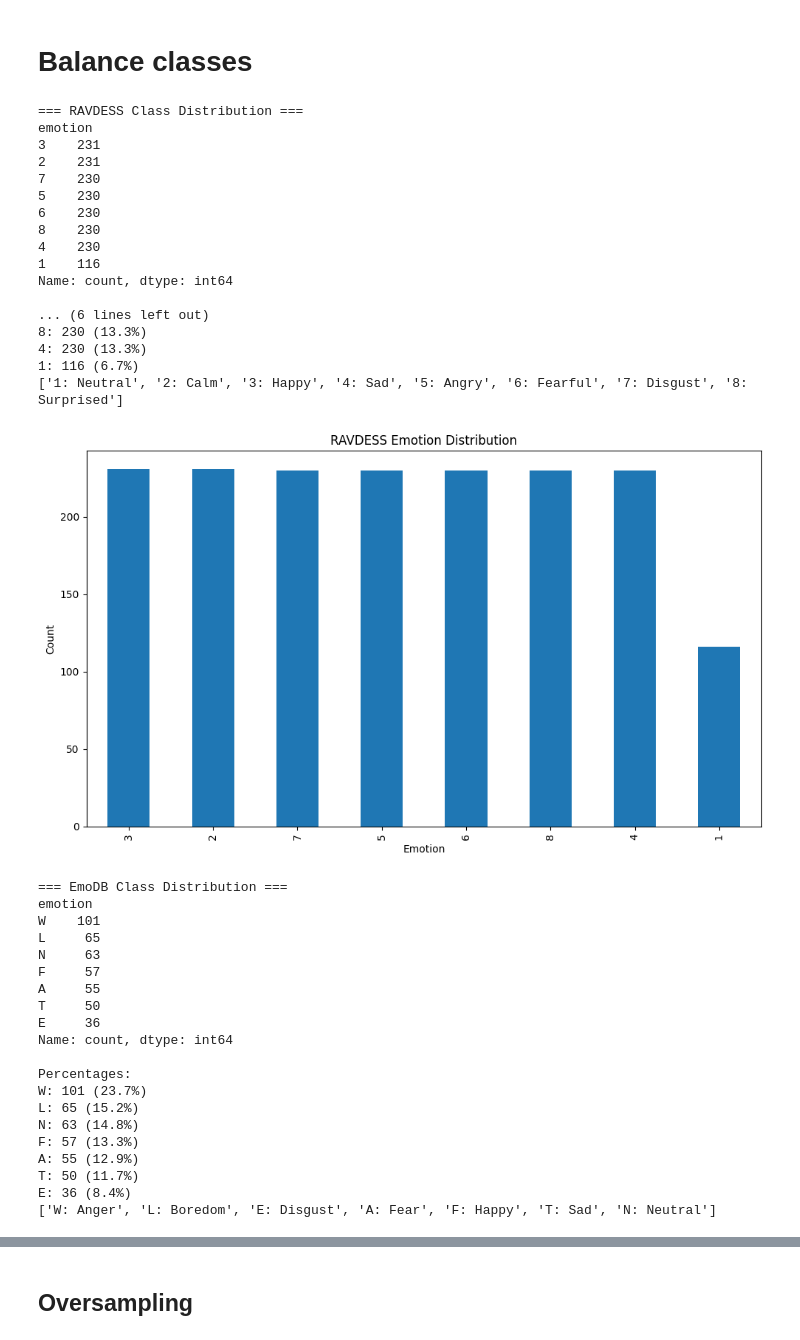
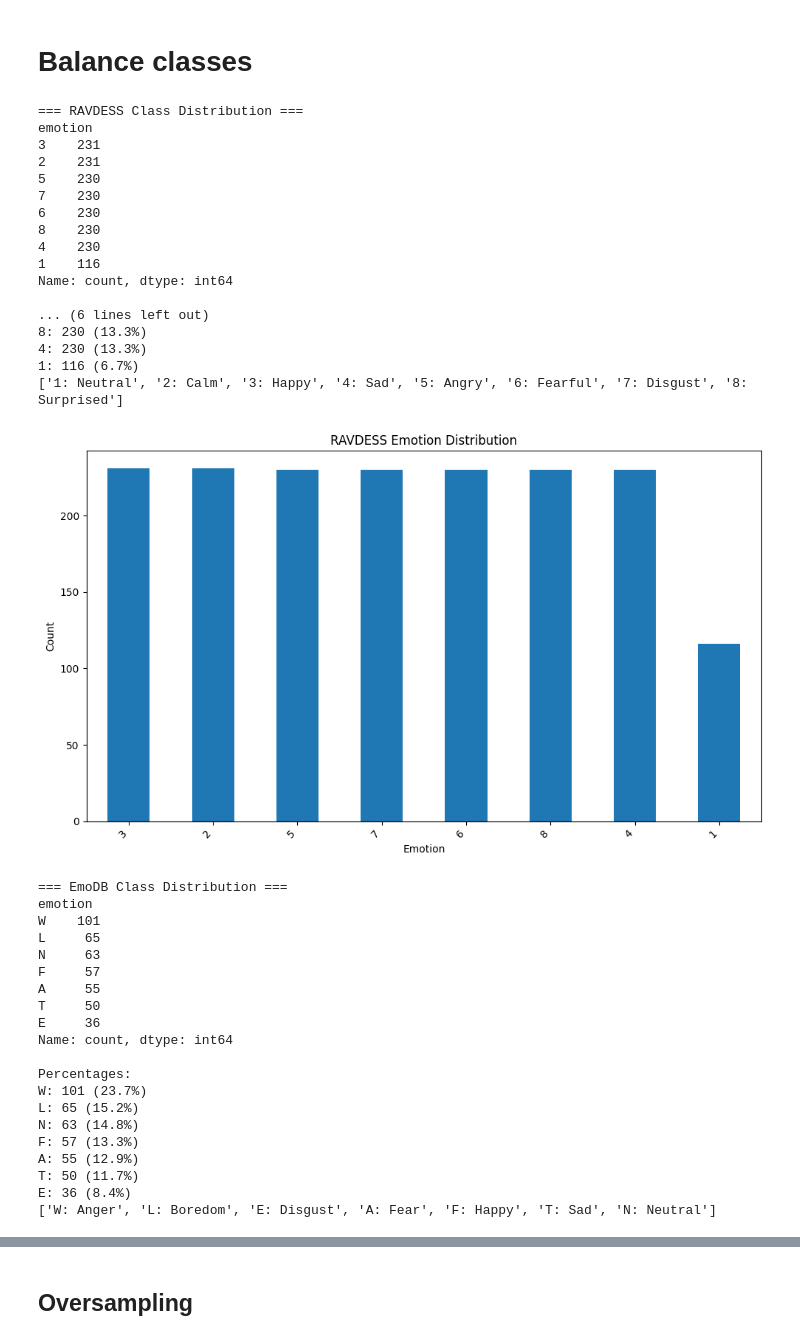
Before and after one commit to gooners006/MSE, a Jupyter notebook: AIN501/Lab 4/Lab_4.ipynb, the cells around one changed output, grey strips where cells are left out. Saved outputs shown, nothing was run; the diff lists cells and outputs as text; code cells hidden in the pictures.

```diff
--- a/AIN501/Lab 4/Lab_4.ipynb
+++ b/AIN501/Lab 4/Lab_4.ipynb
@@ -1108,36 +1112,37 @@ def analyze_class_distribution(df, dataset_name, reference_labels):
     plt.title(f"{dataset_name} Emotion Distribution")
     plt.xlabel("Emotion")
     plt.ylabel("Count")
+    plt.xticks(rotation=45, ha="right")
     plt.tight_layout()
     plt.show()
 
     return emotion_counts
 
 
 # Analyze both datasets
 ravdess_dist = analyze_class_distribution(
     ravdess_features, "RAVDESS", ravdess_labels_reference
 )
 emodb_dist = analyze_class_distribution(emodb_features, "EmoDB", emodb_labels_reference)
 # %% [output]
 === RAVDESS Class Distribution ===
 emotion
 3    231
 2    231
+5    230
 7    230
-5    230
 6    230
 8    230
 4    230
 1    116
 Name: count, dtype: int64
 
 ... (6 lines left out)
 8: 230 (13.3%)
 4: 230 (13.3%)
 1: 116 (6.7%)
 ['1: Neutral', '2: Calm', '3: Happy', '4: Sad', '5: Angry', '6: Fearful', '7: Disgust', '8: Surprised']
-[figure, old version]
+[figure, new version]
 === EmoDB Class Distribution ===
 emotion
 W    101
```
Also changed, not shown: parts of 33 cells of this notebook.
